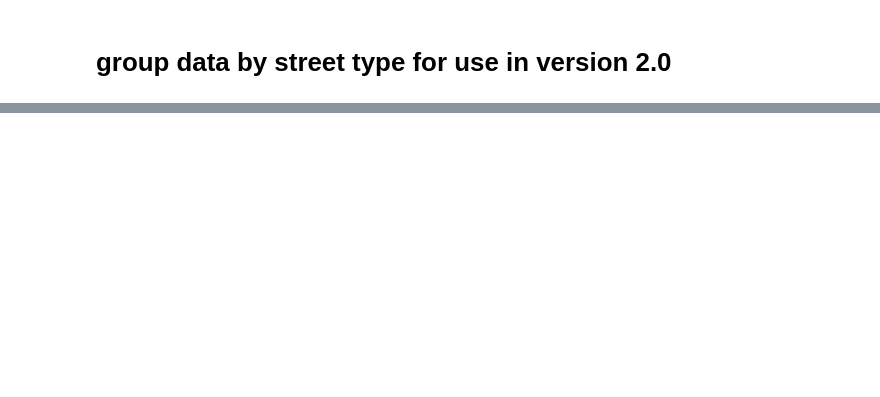
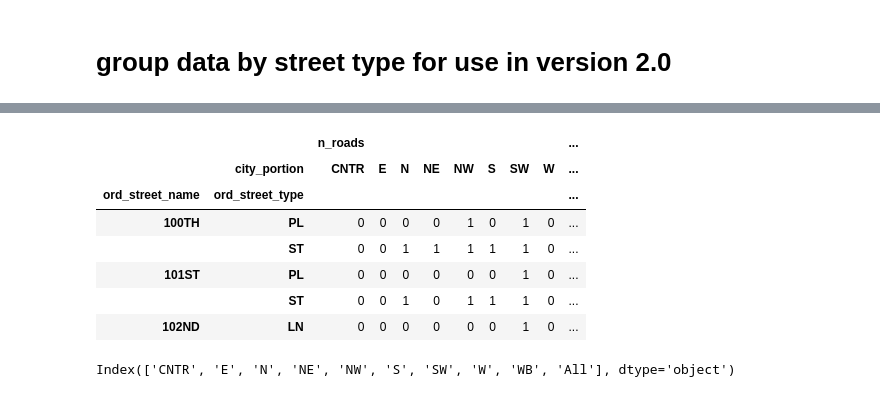
Before and after one commit to mike-babb/seattle_streets, a Jupyter notebook: code/step_06_format_data_for_v2.ipynb, the cells around one changed output, grey strips where cells are left out. Drawn from its saved outputs; the diff is of its cells as text; code cells hidden in the pictures; blank space fills up the shorter version.

```diff
--- a/code/step_06_format_data_for_v2.ipynb
+++ b/code/step_06_format_data_for_v2.ipynb
@@ -108,0 +142,2 @@ st_name_type_df.head()
+# %%
+st_name_type_df['n_roads'] = int(1)
@@ -108,0 +151,16 @@ st_name_type_df.head()
+# %%
+pv_df = pd.pivot_table(data = st_name_type_df, values = ['n_roads'],
+                          index = ['ord_street_name', 'ord_street_type'],
+                          columns = ['city_portion'], aggfunc='sum', fill_value=0,
+                          margins=True)
+# %%
+pv_df.head()
+# %% [output]
+|  |  | n_roads |  |  |  |  |  |  |  | ... |
+|  | city_portion | CNTR | E | N | NE | NW | S | SW | W | ... |
+| ord_street_name | ord_street_type |  |  |  |  |  |  |  |  | ... |
+| 100TH | PL | 0 | 0 | 0 | 0 | 1 | 0 | 1 | 0 | ... |
+|  | ST | 0 | 0 | 1 | 1 | 1 | 1 | 1 | 0 | ... |
+| 101ST | PL | 0 | 0 | 0 | 0 | 0 | 0 | 1 | 0 | ... |
+|  | ST | 0 | 0 | 1 | 0 | 1 | 1 | 1 | 0 | ... |
+| 102ND | LN | 0 | 0 | 0 | 0 | 0 | 0 | 1 | 0 | ... |
@@ -108,0 +169,4 @@ st_name_type_df.head()
+# %%
+pv_df.columns
+# %% [output]
+Index(['CNTR', 'E', 'N', 'NE', 'NW', 'S', 'SW', 'W', 'WB', 'All'], dtype='object')
```
Also changed, not shown: parts of 225 cells of this notebook, 6 other files.
